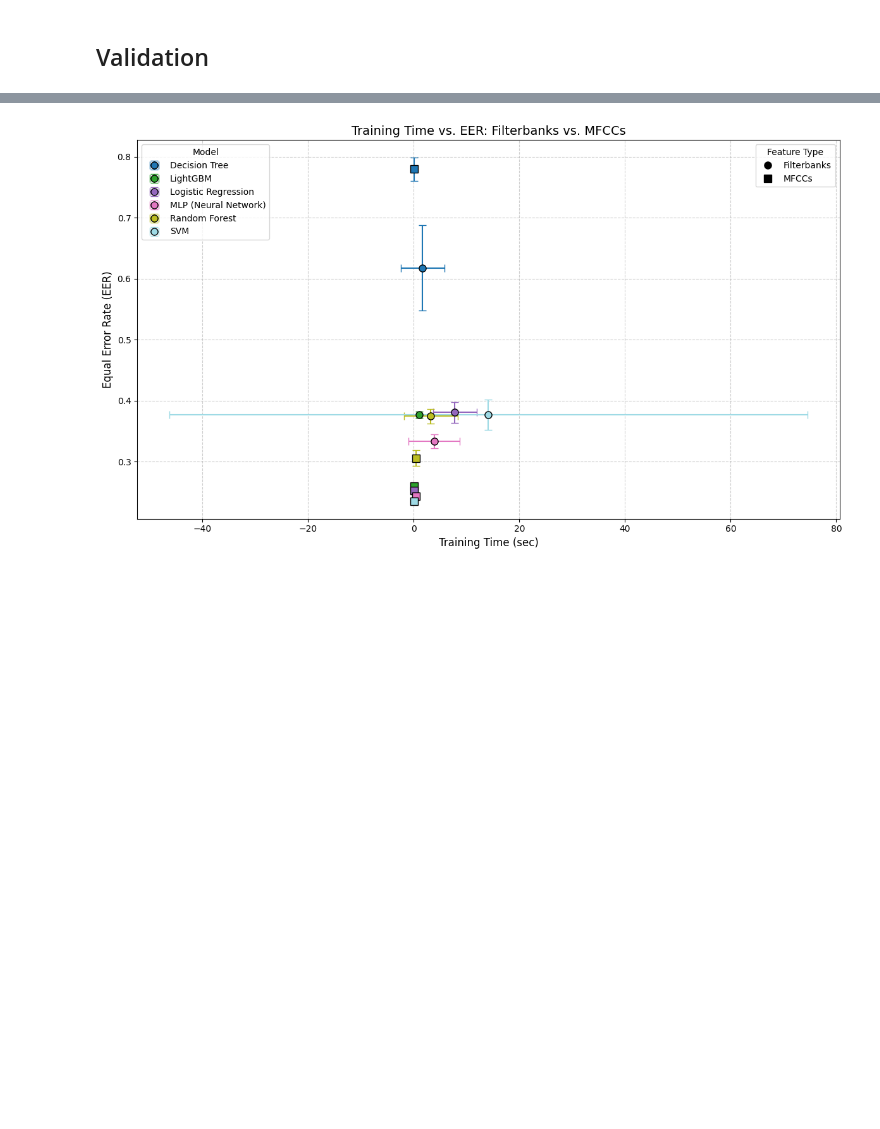
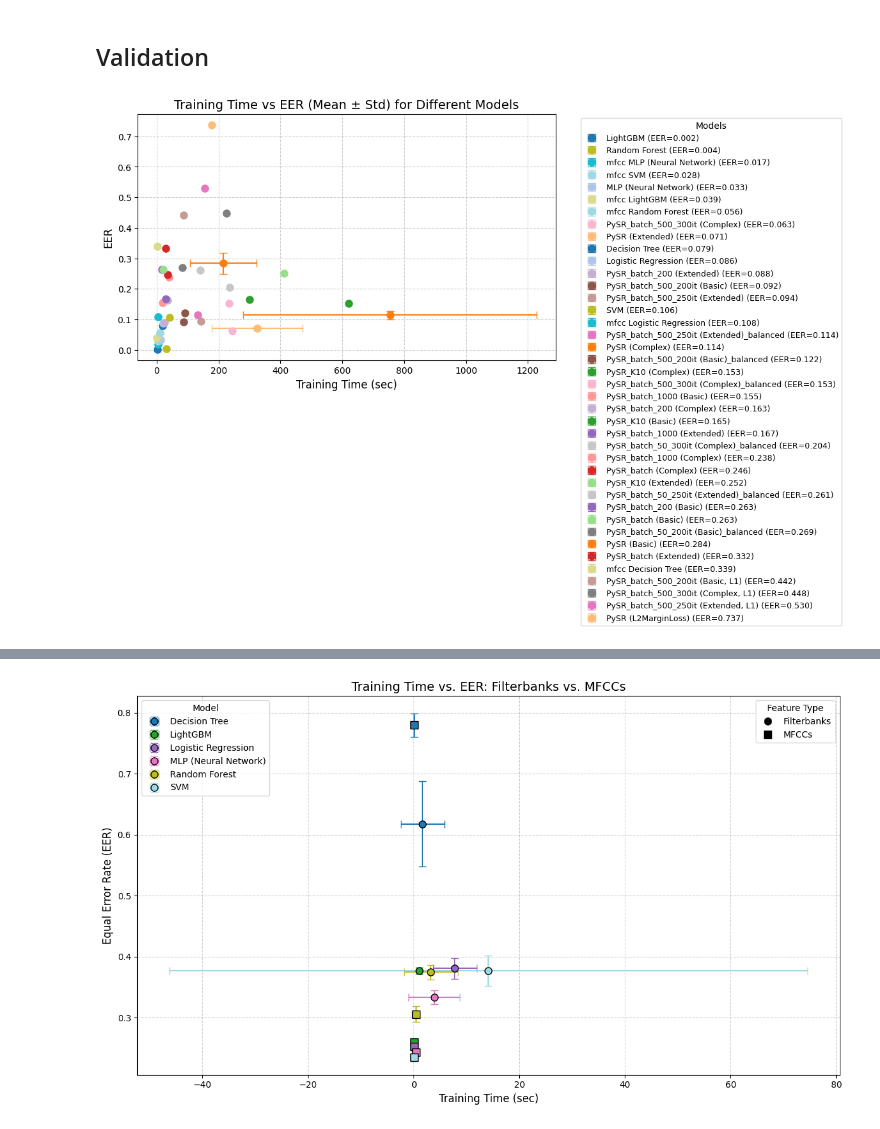
Before and after one commit to VictorBeraldo/audio_symbolic_regression, a Jupyter notebook: notebooks/ranking.ipynb, the cells around one changed output, grey strips where cells are left out. Cells and saved outputs as stored; diff of their text form; code cells hidden in the pictures; blank space fills up the shorter version.

```diff
--- a/notebooks/ranking.ipynb
+++ b/notebooks/ranking.ipynb
@@ -3,3 +3,48 @@
 # Plot Metrics: Training Time vs. EER
 # %% [markdown]
 ## Validation
+# %%
+import pandas as pd
+import matplotlib.pyplot as plt
+import matplotlib.cm as cm
+import numpy as np
+
+# Carregar métricas
+df_metrics = pd.read_csv("model_metrics_val.csv")
+
+# Agrupar e organizar
+agg = df_metrics.groupby("Model").agg({
+    "Training Time (sec)": ["mean", "std"],
+    "EER": ["mean", "std"]
+}).reset_index()
+agg.columns = ["Model", "Time_mean", "Time_std", "EER_mean", "EER_std"]
+agg = agg.sort_values("EER_mean")
+
+# Cores consistentes
+colors = cm.tab20(np.linspace(0, 1, len(agg)))
+
+# Figura
+plt.figure(figsize=(12, 7))
+
+# Plot com legenda tradicional (colorida + EER incluído)
+for i, row in agg.iterrows():
+    label = f"{row['Model']} (EER={row['EER_mean']:.3f})"
+    plt.errorbar(
+        row["Time_mean"], row["EER_mean"],
+        xerr=row["Time_std"], yerr=row["EER_std"],
+        fmt='o', capsize=4, markersize=8,
+        label=label, color=colors[i]
+    )
+
+# Layout
+plt.xlabel("Training Time (sec)", fontsize=12)
+plt.ylabel("EER", fontsize=12)
+plt.title("Training Time vs EER (Mean ± Std) for Different Models", fontsize=14)
+plt.grid(True, linestyle="--", alpha=0.6)
+
+# Legenda tradicional colorida e fora do gráfico
+plt.legend(title="Models", bbox_to_anchor=(1.05, 1), loc='upper left', fontsize=9)
+plt.tight_layout()
+plt.show()
+# %% [output]
+[figure, added]
```
Also changed, not shown: parts of 7 cells of this notebook, 7 other files.
